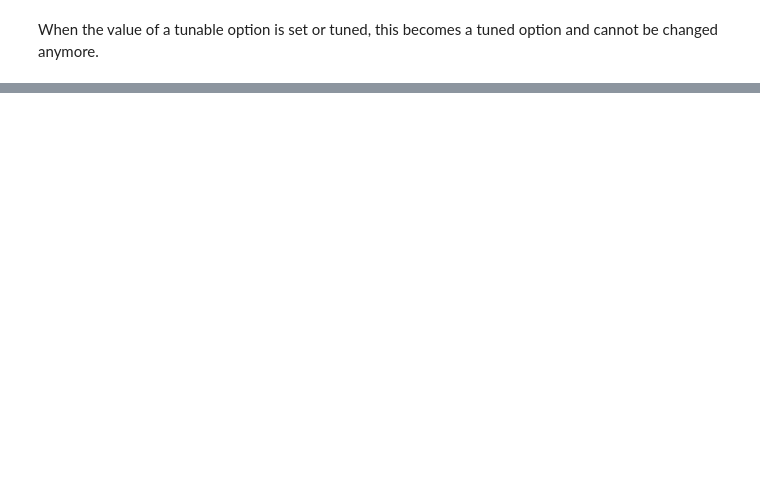
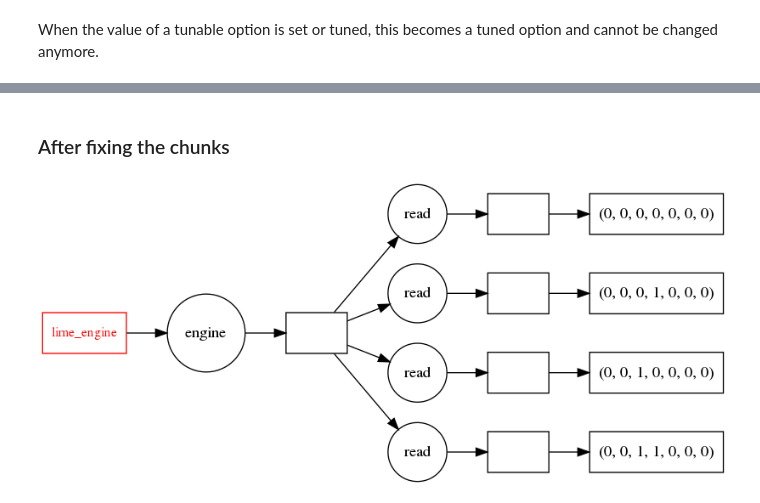
Before and after one commit to Lyncs-API/lyncs, a Jupyter notebook: notebooks/Lyncs.ipynb, the cells around one changed output, grey strips where cells are left out. Cells and saved outputs as stored; diff of their text form; code cells hidden in the pictures; blank space fills up the shorter version.

```diff
--- a/notebooks/Lyncs.ipynb
+++ b/notebooks/Lyncs.ipynb
@@ -141,0 +202,7 @@ gauge_conf.array
+# %% [markdown]
+### After fixing the chunks
+# %%
+gauge_conf.chunks = {'x': 2, 'y': 2}
+gauge_conf.visualize(rankdir="LR")
+# %% [output]
+[figure, added]
```
Also changed, not shown: parts of 43 cells of this notebook.
